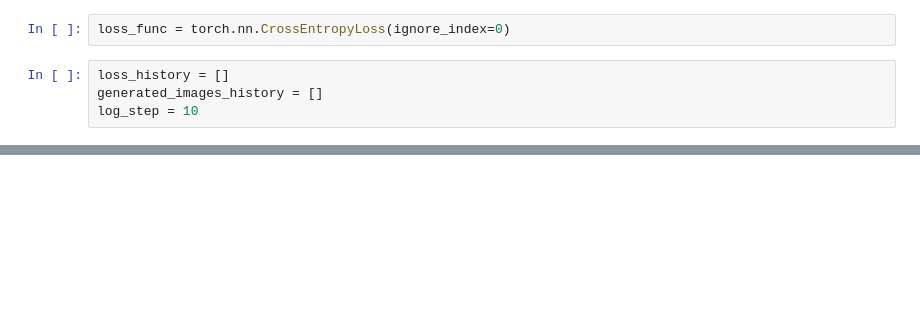
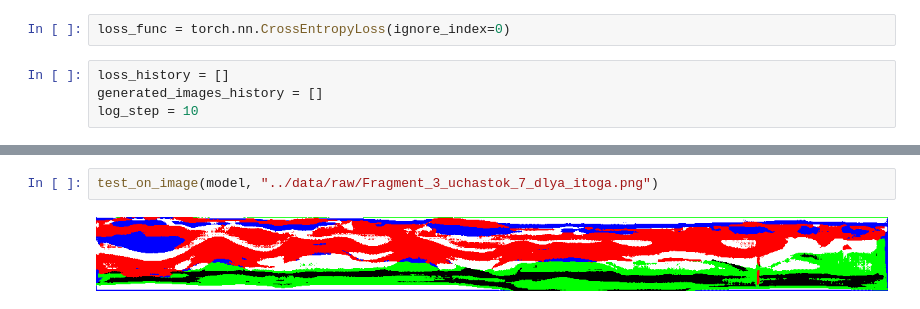
Before and after one commit to AmpiroMax/IvanDiploma, a Jupyter notebook: notebooks/test_ivan.ipynb, the cells around one changed output, grey strips where cells are left out. Drawn from its saved outputs; the diff is of its cells as text; blank space fills up the shorter version.

```diff
--- a/notebooks/test_ivan.ipynb
+++ b/notebooks/test_ivan.ipynb
@@ -96,0 +114,4 @@ create_image_from_mask(torch.argmax(generated_images_history[32], dim=1)[0].cpu(
+# %%
+test_on_image(model, "../data/raw/Fragment_3_uchastok_7_dlya_itoga.png")
+# %% [output]
+[figure, added]
```
Also changed, not shown: parts of 23 cells of this notebook, 2 other files.
